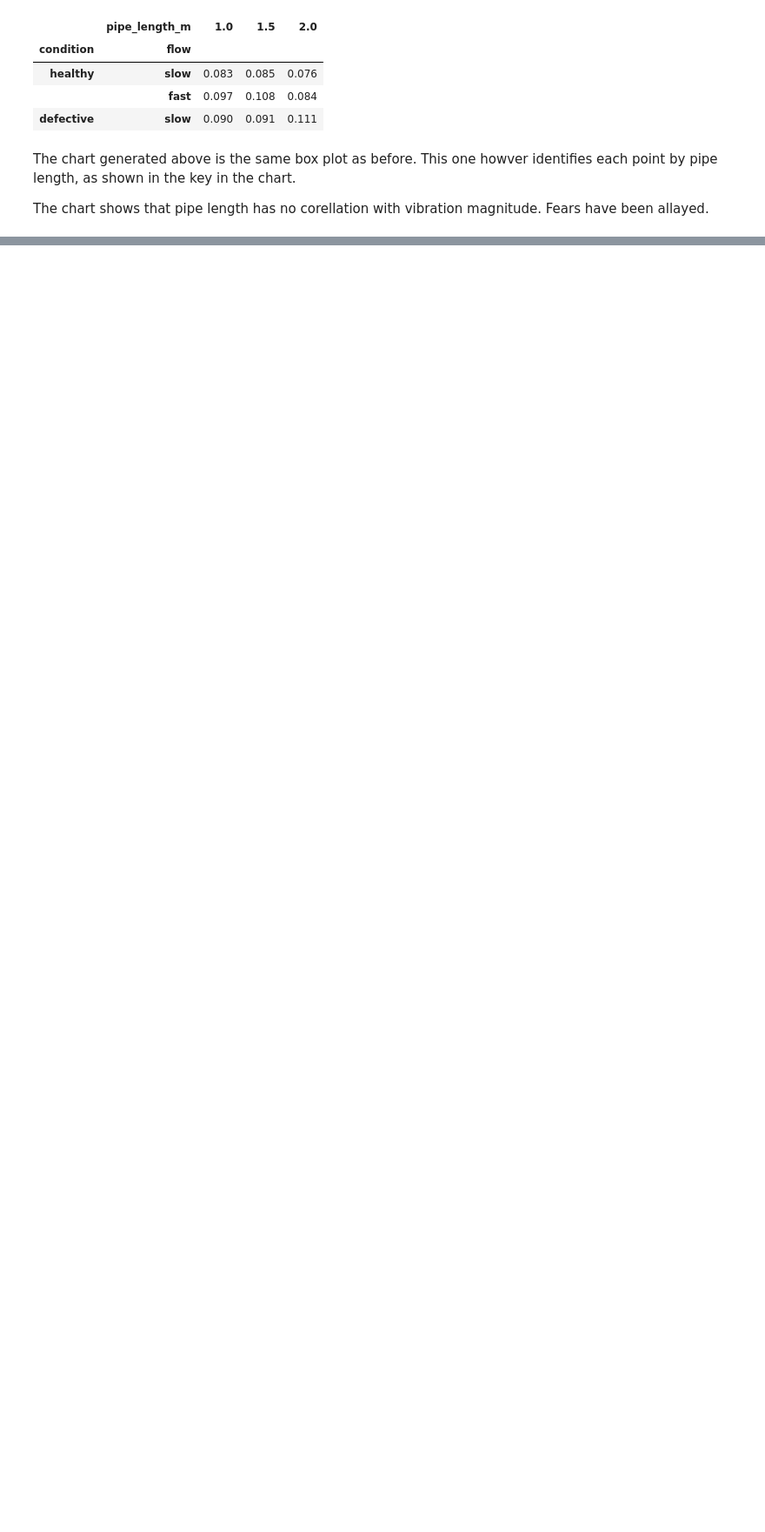
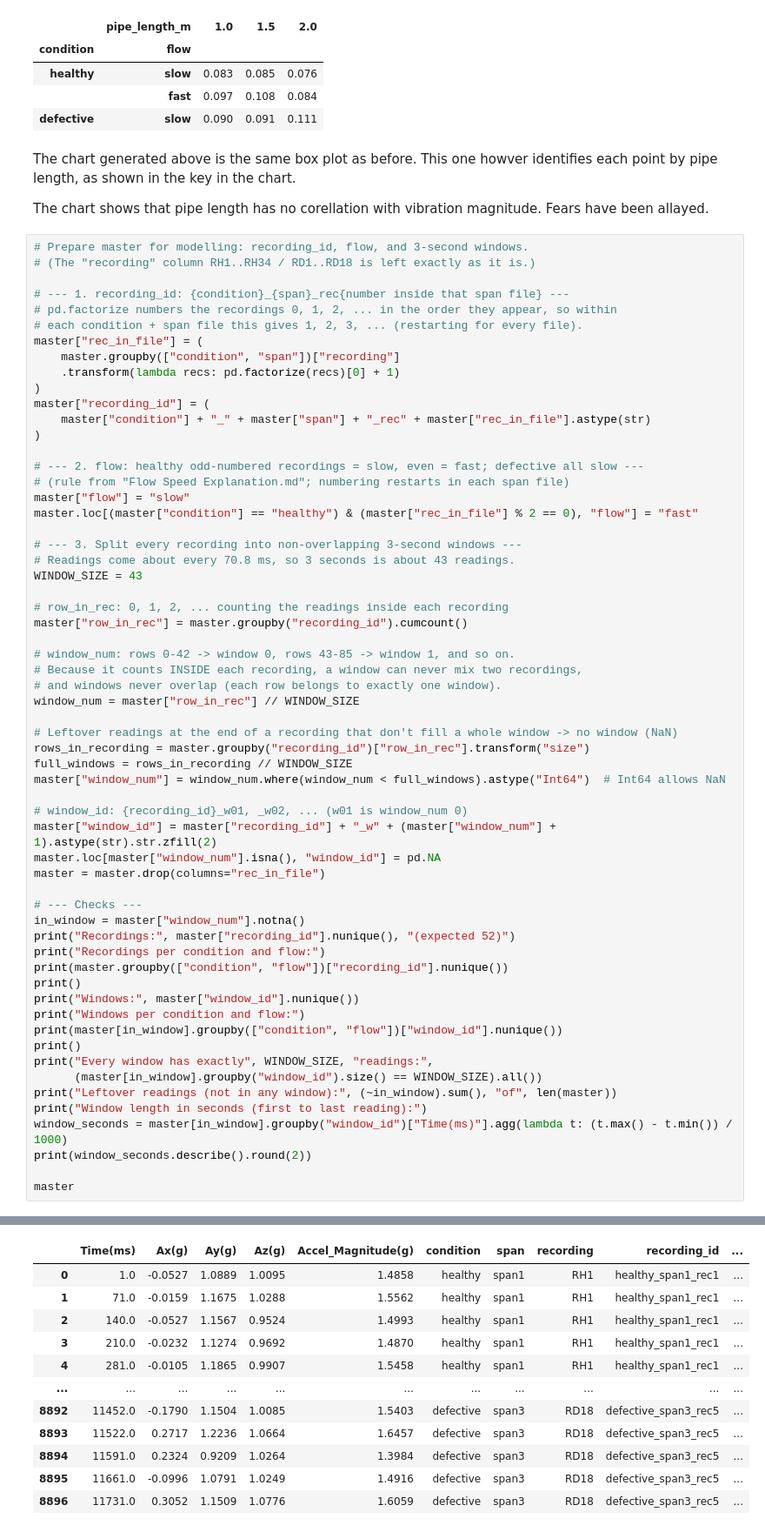
Before and after one commit to loteehenry/pipeline-leak-detection-ml, a Jupyter notebook: notebooks/exploration.ipynb, the cells around one changed output, grey strips where cells are left out. Shown at 87% size. Drawn from its saved outputs; the diff is of its cells as text; blank space fills up the shorter version.

Commit message:
Split master df data into three-second windows

```diff
--- a/notebooks/exploration.ipynb
+++ b/notebooks/exploration.ipynb
@@ -454,3 +454,64 @@ recording_std.pivot_table(index=["condition", "flow"], columns="pipe_length_m",
 The chart generated above is the same box plot as before. This one howver identifies each point by pipe length, as shown in the key in the chart.
 
 The chart shows that pipe length has no corellation with vibration magnitude. Fears have been allayed.
+# %%
+# Prepare master for modelling: recording_id, flow, and 3-second windows.
+# (The "recording" column RH1..RH34 / RD1..RD18 is left exactly as it is.)
+
+# --- 1. recording_id: {condition}_{span}_rec{number inside that span file} ---
+# pd.factorize numbers the recordings 0, 1, 2, ... in the order they appear, so within
+# each condition + span file this gives 1, 2, 3, ... (restarting for every file).
+master["rec_in_file"] = (
+    master.groupby(["condition", "span"])["recording"]
+    .transform(lambda recs: pd.factorize(recs)[0] + 1)
+)
+master["recording_id"] = (
+    master["condition"] + "_" + master["span"] + "_rec" + master["rec_in_file"].astype(str)
+)
+
+# --- 2. flow: healthy odd-numbered recordings = slow, even = fast; defective all slow ---
+# (rule from "Flow Speed Explanation.md"; numbering restarts in each span file)
+master["flow"] = "slow"
+master.loc[(master["condition"] == "healthy") & (master["rec_in_file"] % 2 == 0), "flow"] = "fast"
+
+# --- 3. Split every recording into non-overlapping 3-second windows ---
+# Readings come about every 70.8 ms, so 3 seconds is about 43 readings.
+WINDOW_SIZE = 43
+
+# row_in_rec: 0, 1, 2, ... counting the readings inside each recording
+master["row_in_rec"] = master.groupby("recording_id").cumcount()
+
+# window_num: rows 0-42 -> window 0, rows 43-85 -> window 1, and so on.
+# Because it counts INSIDE each recording, a window can never mix two recordings,
+# and windows never overlap (each row belongs to exactly one window).
+window_num = master["row_in_rec"] // WINDOW_SIZE
+
+# Leftover readings at the end of a recording that don't fill a whole window -> no window (NaN)
+rows_in_recording = master.groupby("recording_id")["row_in_rec"].transform("size")
+full_windows = rows_in_recording // WINDOW_SIZE
+master["window_num"] = window_num.where(window_num < full_windows).astype("Int64")  # Int64 allows NaN
+
+# window_id: {recording_id}_w01, _w02, ... (w01 is window_num 0)
+master["window_id"] = master["recording_id"] + "_w" + (master["window_num"] + 1).astype(str).str.zfill(2)
+master.loc[master["window_num"].isna(), "window_id"] = pd.NA
+master = master.drop(columns="rec_in_file")
+
+# --- Checks ---
+in_window = master["window_num"].notna()
+print("Recordings:", master["recording_id"].nunique(), "(expected 52)")
+print("Recordings per condition and flow:")
+print(master.groupby(["condition", "flow"])["recording_id"].nunique())
+print()
+print("Windows:", master["window_id"].nunique())
+print("Windows per condition and flow:")
+print(master[in_window].groupby(["condition", "flow"])["window_id"].nunique())
+print()
+print("Every window has exactly", WINDOW_SIZE, "readings:",
+      (master[in_window].groupby("window_id").size() == WINDOW_SIZE).all())
+print("Leftover readings (not in any window):", (~in_window).sum(), "of", len(master))
+print("Window length in seconds (first to last reading):")
+window_seconds = master[in_window].groupby("window_id")["Time(ms)"].agg(lambda t: (t.max() - t.min()) / 1000)
+print(window_seconds.describe().round(2))
+
+master
+# %% [output]
@@ -456,0 +535,12 @@ The chart shows that pipe length has no corellation with vibration magnitude. Fe
+|  | Time(ms) | Ax(g) | Ay(g) | Az(g) | Accel_Magnitude(g) | condition | span | recording | recording_id | ... |
+| 0 | 1.0 | -0.0527 | 1.0889 | 1.0095 | 1.4858 | healthy | span1 | RH1 | healthy_span1_rec1 | ... |
+| 1 | 71.0 | -0.0159 | 1.1675 | 1.0288 | 1.5562 | healthy | span1 | RH1 | healthy_span1_rec1 | ... |
+| 2 | 140.0 | -0.0527 | 1.1567 | 0.9524 | 1.4993 | healthy | span1 | RH1 | healthy_span1_rec1 | ... |
+| 3 | 210.0 | -0.0232 | 1.1274 | 0.9692 | 1.4870 | healthy | span1 | RH1 | healthy_span1_rec1 | ... |
+| 4 | 281.0 | -0.0105 | 1.1865 | 0.9907 | 1.5458 | healthy | span1 | RH1 | healthy_span1_rec1 | ... |
+| ... | ... | ... | ... | ... | ... | ... | ... | ... | ... | ... |
+| 8892 | 11452.0 | -0.1790 | 1.1504 | 1.0085 | 1.5403 | defective | span3 | RD18 | defective_span3_rec5 | ... |
+| 8893 | 11522.0 | 0.2717 | 1.2236 | 1.0664 | 1.6457 | defective | span3 | RD18 | defective_span3_rec5 | ... |
+| 8894 | 11591.0 | 0.2324 | 0.9209 | 1.0264 | 1.3984 | defective | span3 | RD18 | defective_span3_rec5 | ... |
+| 8895 | 11661.0 | -0.0996 | 1.0791 | 1.0249 | 1.4916 | defective | span3 | RD18 | defective_span3_rec5 | ... |
+| 8896 | 11731.0 | 0.3052 | 1.1509 | 1.0776 | 1.6059 | defective | span3 | RD18 | defective_span3_rec5 | ... |
```
Also changed, not shown: parts of 1 cell of this notebook.
